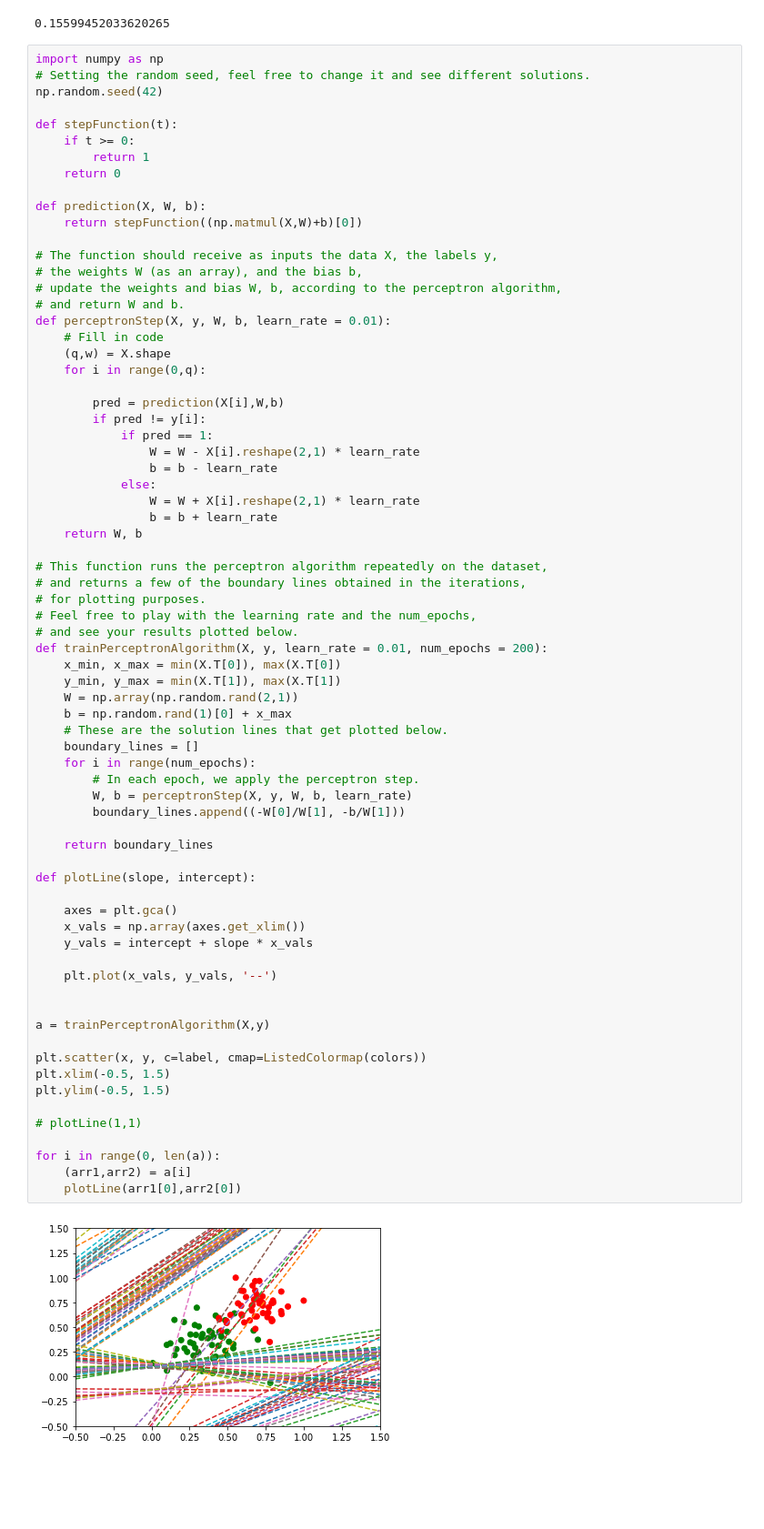
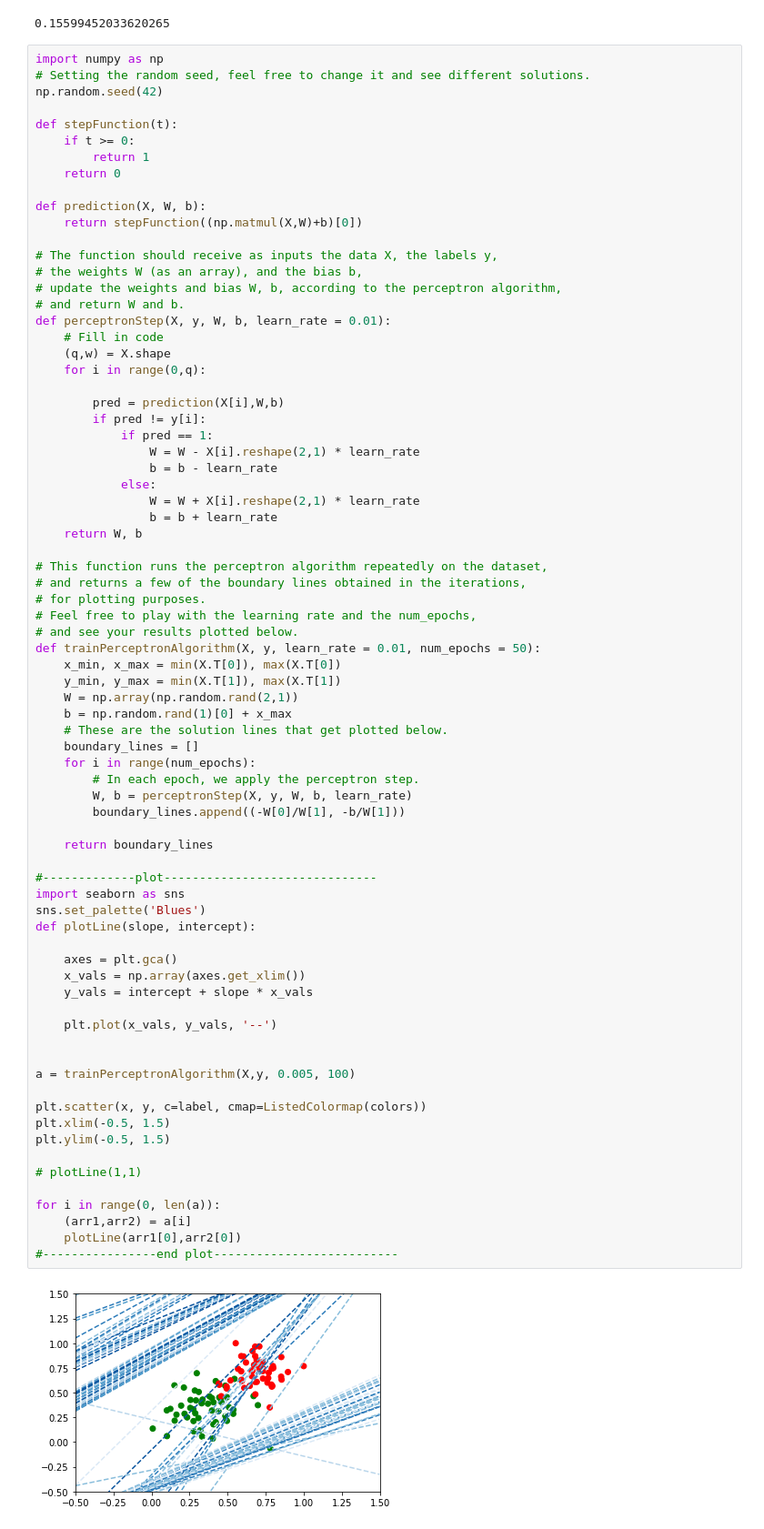
Before and after one commit to dylan-shao/ML-DS-Udacity_Data_Scientist_Nanodegree, a Jupyter notebook: Perceptron/Perceptron_Algorithm.ipynb, the cells around one changed output. Shown: that part at 91% size. Drawn from its saved outputs; the diff is of its cells as text; blank space fills up the shorter version.

Commit message:
Perceptron plot update

```diff
--- a/Perceptron/Perceptron_Algorithm.ipynb
+++ b/Perceptron/Perceptron_Algorithm.ipynb
@@ -65,39 +65,43 @@ def perceptronStep(X, y, W, b, learn_rate = 0.01):
 # for plotting purposes.
 # Feel free to play with the learning rate and the num_epochs,
 # and see your results plotted below.
-def trainPerceptronAlgorithm(X, y, learn_rate = 0.01, num_epochs = 200):
+def trainPerceptronAlgorithm(X, y, learn_rate = 0.01, num_epochs = 50):
     x_min, x_max = min(X.T[0]), max(X.T[0])
     y_min, y_max = min(X.T[1]), max(X.T[1])
     W = np.array(np.random.rand(2,1))
     b = np.random.rand(1)[0] + x_max
     # These are the solution lines that get plotted below.
     boundary_lines = []
     for i in range(num_epochs):
         # In each epoch, we apply the perceptron step.
         W, b = perceptronStep(X, y, W, b, learn_rate)
         boundary_lines.append((-W[0]/W[1], -b/W[1]))
 
     return boundary_lines
 
+#-------------plot------------------------------
+import seaborn as sns
+sns.set_palette('Blues')
 def plotLine(slope, intercept):
 
     axes = plt.gca()
     x_vals = np.array(axes.get_xlim())
     y_vals = intercept + slope * x_vals
 
     plt.plot(x_vals, y_vals, '--')
 
 
-a = trainPerceptronAlgorithm(X,y)
+a = trainPerceptronAlgorithm(X,y, 0.005, 100)
 
 plt.scatter(x, y, c=label, cmap=ListedColormap(colors))
 plt.xlim(-0.5, 1.5)
 plt.ylim(-0.5, 1.5)
 
 # plotLine(1,1)
 
 for i in range(0, len(a)):
     (arr1,arr2) = a[i]
     plotLine(arr1[0],arr2[0])
+#----------------end plot--------------------------
 # %% [output]
-[figure, old version]
+[figure, new version]
```
Also changed, not shown: 2 other files.
